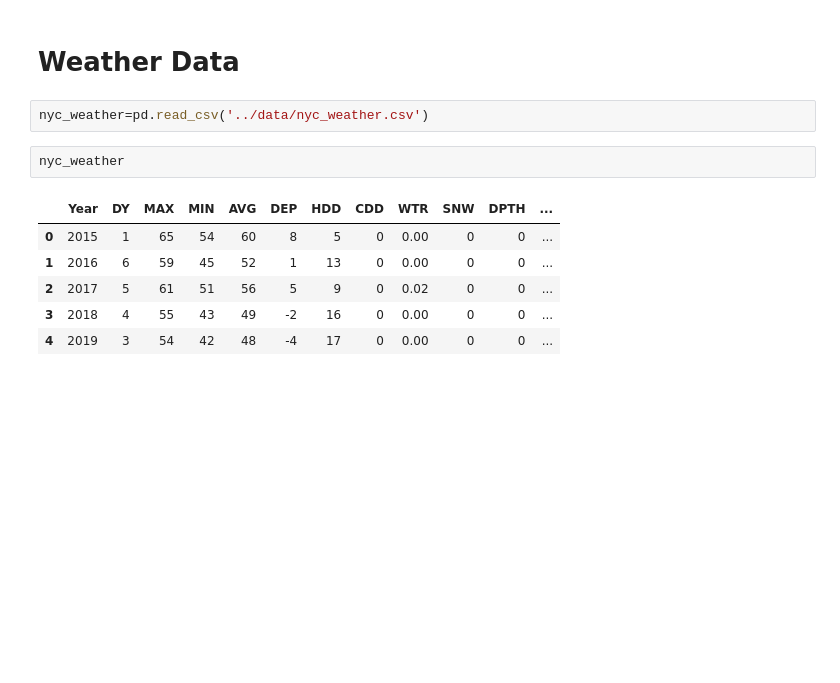
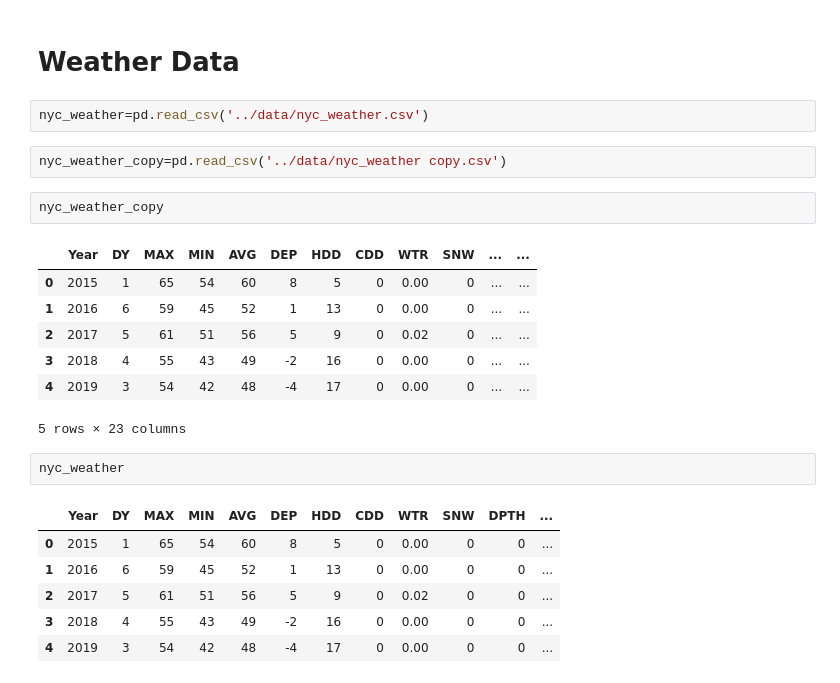
Before and after one commit to nmuldowney/nyc-marathon-capstone, a Jupyter notebook: notebooks/nyc_weather_and_gdp_eda.ipynb, the cells around one changed output. Drawn from its saved outputs; the diff is of its cells as text; blank space fills up the shorter version.

```diff
--- a/notebooks/nyc_weather_and_gdp_eda.ipynb
+++ b/notebooks/nyc_weather_and_gdp_eda.ipynb
@@ -5,6 +5,18 @@ import numpy as np
 # Weather Data
 # %%
 nyc_weather=pd.read_csv('../data/nyc_weather.csv')
+# %%
+nyc_weather_copy=pd.read_csv('../data/nyc_weather copy.csv')
+# %%
+nyc_weather_copy
+# %% [output]
+|  | Year | DY | MAX | MIN | AVG | DEP | HDD | CDD | WTR | SNW | ... | ... |
+| 0 | 2015 | 1 | 65 | 54 | 60 | 8 | 5 | 0 | 0.00 | 0 | ... | ... |
+| 1 | 2016 | 6 | 59 | 45 | 52 | 1 | 13 | 0 | 0.00 | 0 | ... | ... |
+| 2 | 2017 | 5 | 61 | 51 | 56 | 5 | 9 | 0 | 0.02 | 0 | ... | ... |
+| 3 | 2018 | 4 | 55 | 43 | 49 | -2 | 16 | 0 | 0.00 | 0 | ... | ... |
+| 4 | 2019 | 3 | 54 | 42 | 48 | -4 | 17 | 0 | 0.00 | 0 | ... | ... |
+5 rows × 23 columns
 # %%
 nyc_weather
 # %% [output]
```
Also changed, not shown: parts of 19 cells of this notebook, 1 other file.
